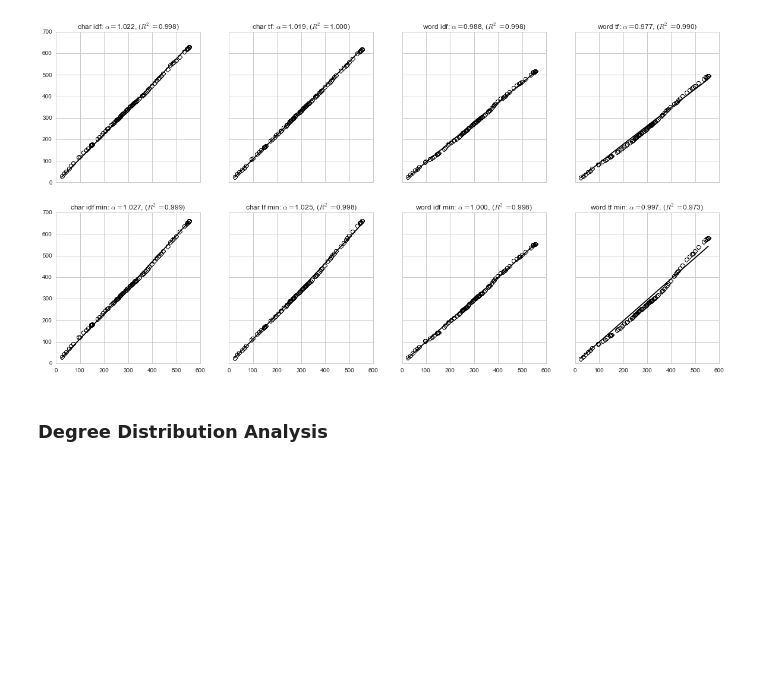
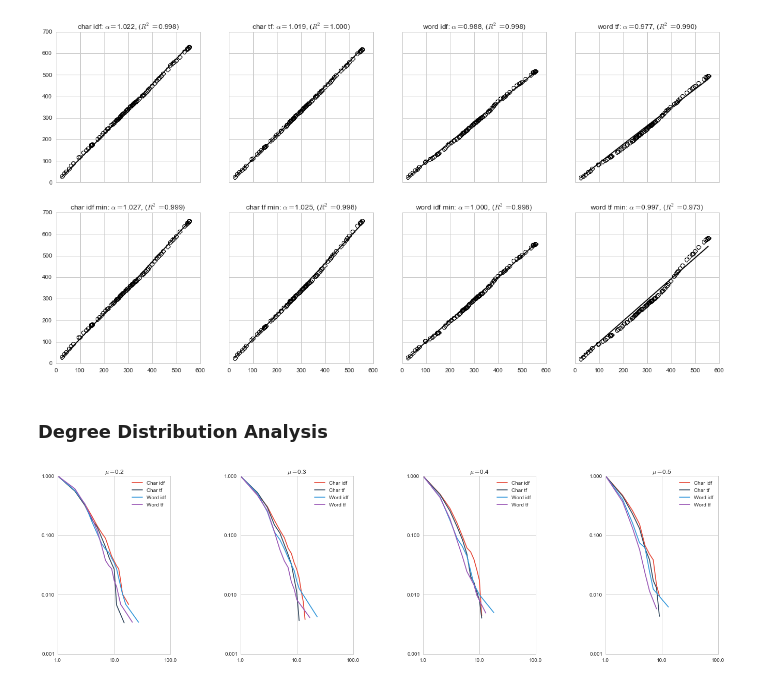
Before and after one commit to fbkarsdorp/textnet, a Jupyter notebook: experiments/Chain Letters.ipynb, the cells around one changed output. Saved outputs shown, nothing was run; the diff lists cells and outputs as text; code cells hidden in the pictures; blank space fills up the shorter version.

Commit message:
degree dist

```diff
--- a/experiments/Chain Letters.ipynb
+++ b/experiments/Chain Letters.ipynb
@@ -437,3 +437,33 @@ fig.set_figheight(10)
 [figure]
 # %% [markdown]
 ### Degree Distribution Analysis
+# %%
+from matplotlib.ticker import ScalarFormatter
+
+fig, axes = sns.plt.subplots(nrows=1, ncols=4, sharex=True)
+
+for i, sigma in enumerate([0.2, 0.3, 0.4, 0.5]):
+    G = tn.to_graph(Y_char_idf, sigma=sigma)
+    degree_in = list(v for v in G.in_degree().values() if v > 0)
+    axes[i].loglog(*tn.statistics.ccdf(degree_in), label=r'Char idf')
+
+    G = tn.to_graph(Y_char_tf, sigma=sigma)
+    degree_in = list(v for v in G.in_degree().values() if v > 0)
+    axes[i].loglog(*tn.statistics.ccdf(degree_in), label=r'Char tf')
+
+    G = tn.to_graph(Y_word_idf, sigma=sigma)
+    degree_in = list(v for v in G.in_degree().values() if v > 0)
+    axes[i].loglog(*tn.statistics.ccdf(degree_in), label=r'Word idf')
+
+    G = tn.to_graph(Y_word_tf, sigma=sigma)
+    degree_in = list(v for v in G.in_degree().values() if v > 0)
+    axes[i].loglog(*tn.statistics.ccdf(degree_in), label=r'Word tf')
+    axes[i].yaxis.set_major_formatter(ScalarFormatter())
+    axes[i].xaxis.set_major_formatter(ScalarFormatter())
+    axes[i].legend()
+    axes[i].set_title(r'$\mu=$%.1f' % sigma)
+
+fig.tight_layout()
+fig.set_figwidth(20)
+# %% [output]
+[figure, added]
```
Also changed, not shown: parts of 1 cell of this notebook.
